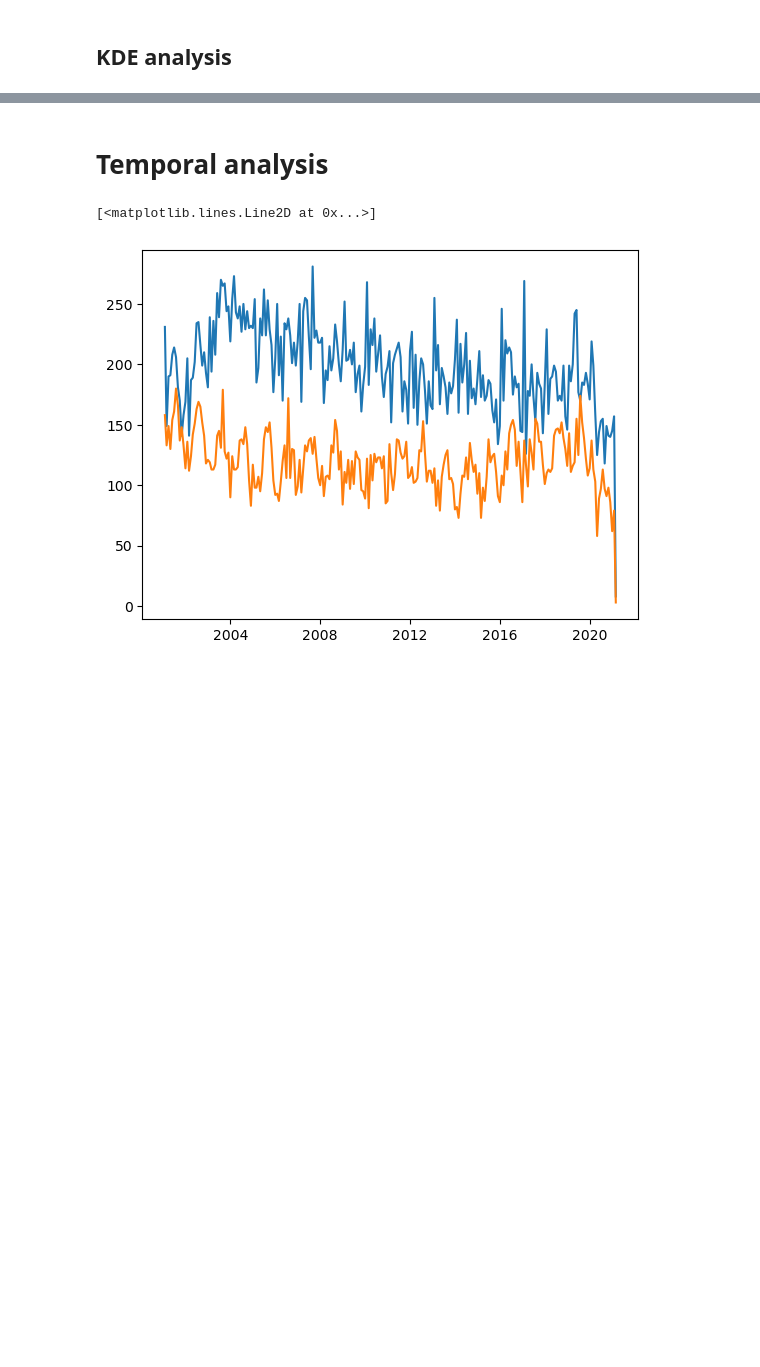
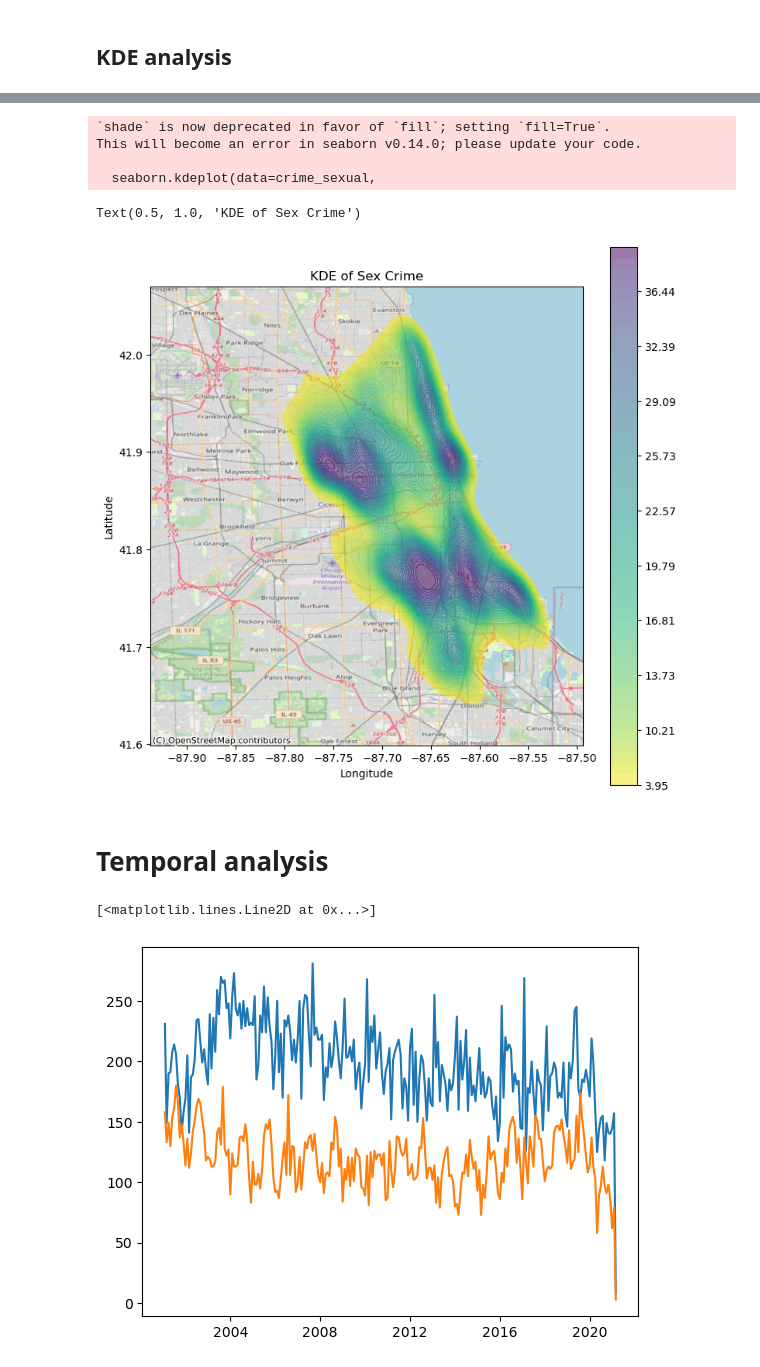
Before and after one commit to Skylar-TyZhang/STDM-Crime-analysis, a Jupyter notebook: chicago_crime.ipynb, the cells around one changed output, grey strips where cells are left out. Cells and saved outputs as stored; diff of their text form; code cells hidden in the pictures; blank space fills up the shorter version.

```diff
--- a/chicago_crime.ipynb
+++ b/chicago_crime.ipynb
@@ -345,3 +355,31 @@ No implementation of function Function(<built-in function matmul>) found for sig
+# %%
+
+f, ax = plt.subplots(figsize=(9, 9))
+## Plot KDE of sex crime
+seaborn.kdeplot(data=crime_sexual,
+    x=crime_sexual["Longitude"],
+    y=crime_sexual["Latitude"],
+    n_levels=50,
+    shade=True,
+    alpha=0.55,
+    cmap="viridis_r",
+    legend=True,
+    cbar=True,ax=ax
+)
+# Add basemap
+contextily.add_basemap(
+    ax,
+    crs=crime_sexual.crs,
+    source=contextily.providers.OpenStreetMap.Mapnik
+)
+ax.set_title("KDE of Sex Crime")
+# %% [output]
+`shade` is now deprecated in favor of `fill`; setting `fill=True`.
+This will become an error in seaborn v0.14.0; please update your code.
+
+  seaborn.kdeplot(data=crime_sexual,
+Text(0.5, 1.0, 'KDE of Sex Crime')
+[figure, added]
 # %% [markdown]
 # Temporal analysis
 # %%
```
Also changed, not shown: parts of 9 cells of this notebook.
